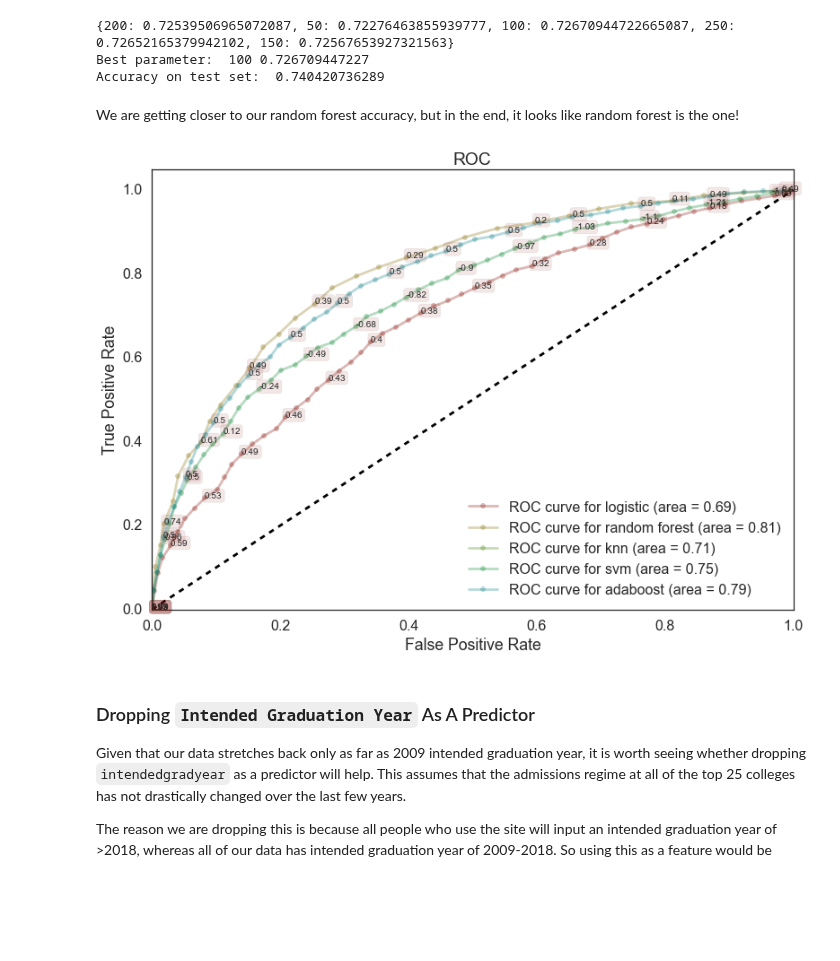
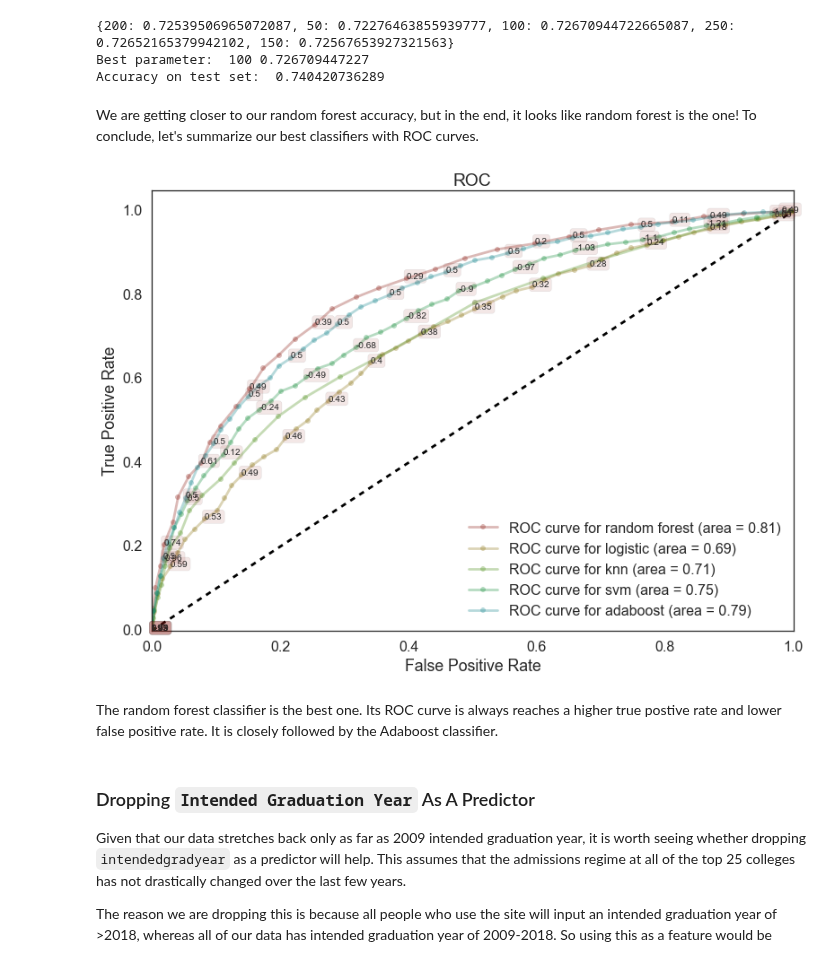
Before and after one commit to wihl/cs109-groupproj-college, a Jupyter notebook: classification_v2.ipynb, the cells around one changed output. Drawn from its saved outputs; the diff is of its cells as text; code cells hidden in the pictures; blank space fills up the shorter version.

Commit message:
fixed missing knn in roc curve

```diff
--- a/classification_v2.ipynb
+++ b/classification_v2.ipynb
@@ -375,7 +375,7 @@ print 'Accuracy on test set: ', metrics.accuracy_score(y_test,predicted)
 Best parameter:  100 0.726709447227
 Accuracy on test set:  0.740420736289
 # %% [markdown]
-We are getting closer to our random forest accuracy, but in the end, it looks like random forest is the one!
+We are getting closer to our random forest accuracy, but in the end, it looks like random forest is the one! To conclude, let's summarize our best classifiers with ROC curves.
 # %%
 from sklearn.metrics import roc_curve, auc
 def make_roc(name, clf, ytest, xtest, ax=None, labe=5, proba=True, skip=0):
@@ -413,10 +413,12 @@ def make_roc(name, clf, ytest, xtest, ax=None, labe=5, proba=True, skip=0):
     return ax
 # %%
 with sns.hls_palette(8, l=.3, s=.8):
-    ax=make_roc("logistic",clflog, y_test, X_test, labe=200, skip=50,proba=True)
-    make_roc("random forest",clfRF_gini,y_test,X_test,ax=ax,labe=200,skip=50,proba=True)
-    make_roc("knn",clfknn,y_test,X_test,ax=ax,labe=200,skip=50,proba=True)
+    ax=make_roc("random forest",clfRF_gini,y_test,X_test,labe=200,skip=50,proba=True)
+    make_roc("logistic",clflog, y_test, X_test, ax=ax, labe=200, skip=50,proba=True)
+    make_roc("knn",clfknn,y_test,X_test,ax=ax,labe=100,proba=True)
     make_roc("svm",clfsvm,y_test,X_test,ax=ax,labe=200,skip=50,proba=False)
     make_roc("adaboost",clfada,y_test,X_test,ax=ax,labe=200,skip=50,proba=True)
 # %% [output]
-[figure, old version]
+[figure, new version]
+# %% [markdown]
+The random forest classifier is the best one. Its ROC curve is always reaches a higher true postive rate and lower false positive rate. It is closely followed by the Adaboost classifier.
```
Also changed, not shown: parts of 3 cells of this notebook.
